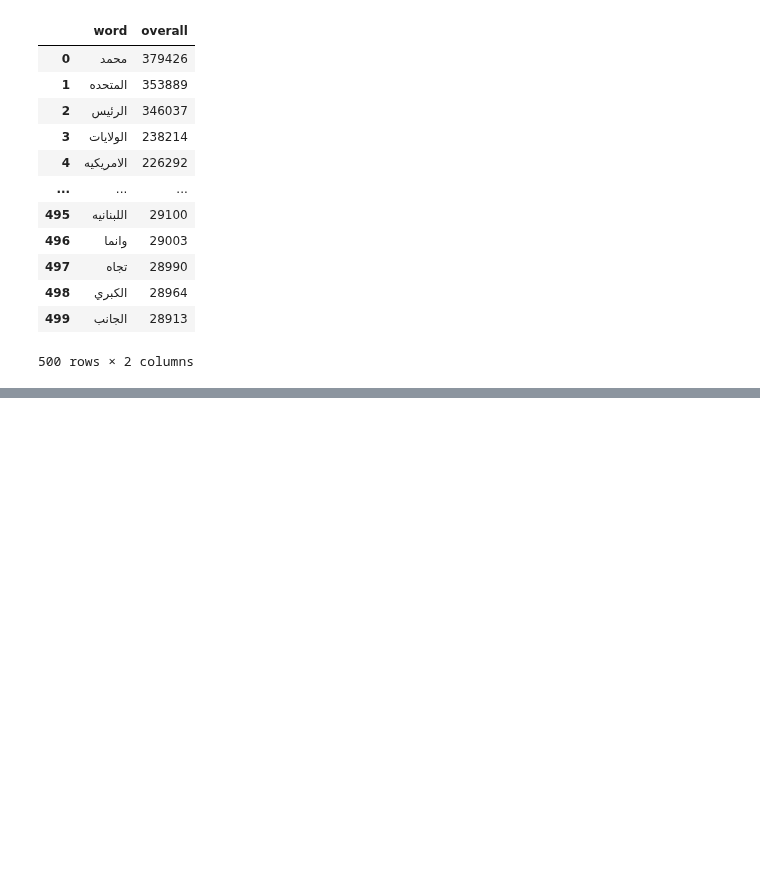
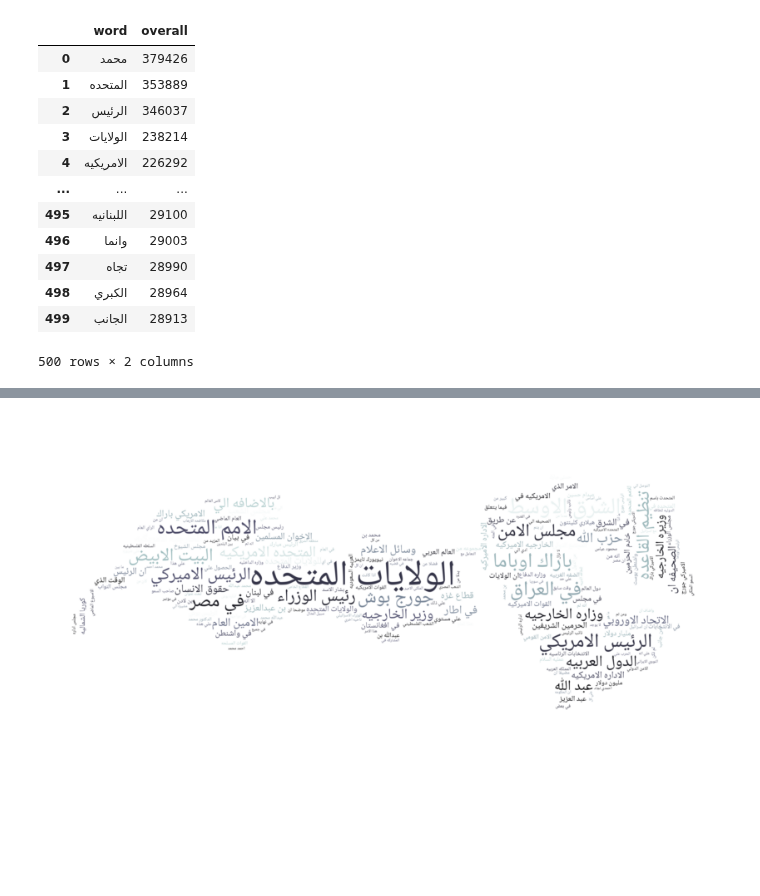
Before and after one commit to Rachuig-Green-Rackley-Shiben/arabic_media_nlp_project, a Jupyter notebook: andrews_work/wordclouds.ipynb, the cells around one changed output, grey strips where cells are left out. Saved outputs shown, nothing was run; the diff lists cells and outputs as text; code cells hidden in the pictures; blank space fills up the shorter version.

```diff
--- a/andrews_work/wordclouds.ipynb
+++ b/andrews_work/wordclouds.ipynb
@@ -99,0 +142,17 @@ over
+# %%
+def bigram_puller(entry):
+    '''
+    This function takes in a date entry and applies a regex search to isolate just the relevant date info
+    and returns it out.
+    '''
+    exp = "'(.*)', '(.*)'"
+    match = re.search(exp, str(entry))
+    first_word =  match[1]
+    second_word = match[2]
+    phrase = first_word + ' ' + second_word
+
+    return phrase
+# %%
+fixed_bigrams = []
+for i in bigrams.bigram:
+    fixed_bigrams.append(bigram_puller(i))
@@ -99,0 +163,2 @@ over
+# %%
+bigrams['bigram'] = fixed_bigrams
@@ -99,0 +181,8 @@ over
+# %%
+bigrams_dict = {}
+for i in range(500):
+    word = bigrams['bigram'][i]
+    characters = []
+#     for letter in word:
+#         characters.insert(0, letter)
+    bigrams_dict[get_display(arabic_reshaper.reshape(word))] = bigrams['overall'][i]
@@ -99,0 +221,12 @@ over
+# %%
+plt.figure(figsize=(20, 10))
+mask = np.array(Image.open("./map_mask.jpg"))
+img = ArabicWordCloud(background_color='white', width=10000, height=8000, colormap='bone', mask = mask).generate_from_frequencies(bigrams_dict)
+
+plt.imshow(img, interpolation="bilinear")
+plt.axis('off')
+# store to file
+plt.savefig("image_map4.png", format="png", bbox_inches='tight', dpi = 250)
+plt.show()
+# %% [output]
+[figure, added]
```
Also changed, not shown: parts of 14 cells of this notebook, 2 other files.
